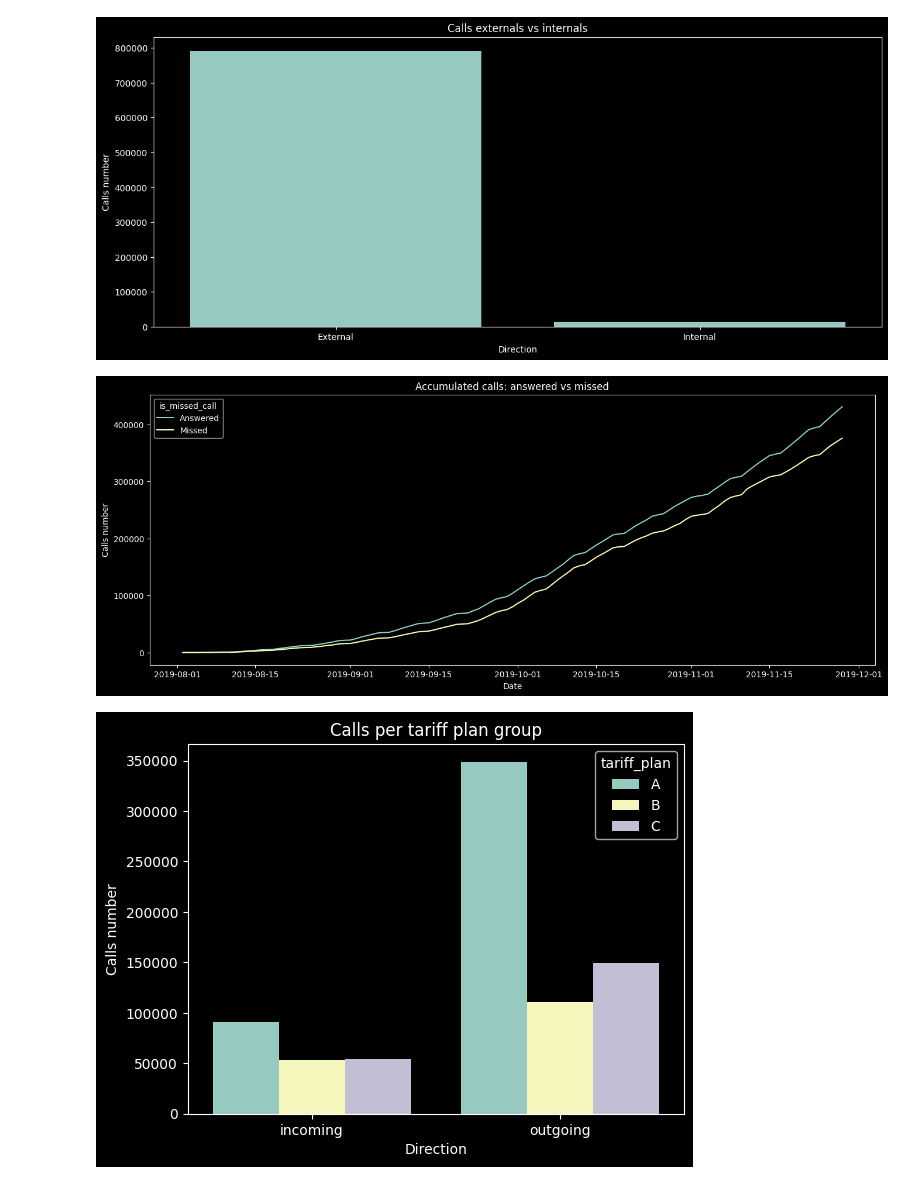
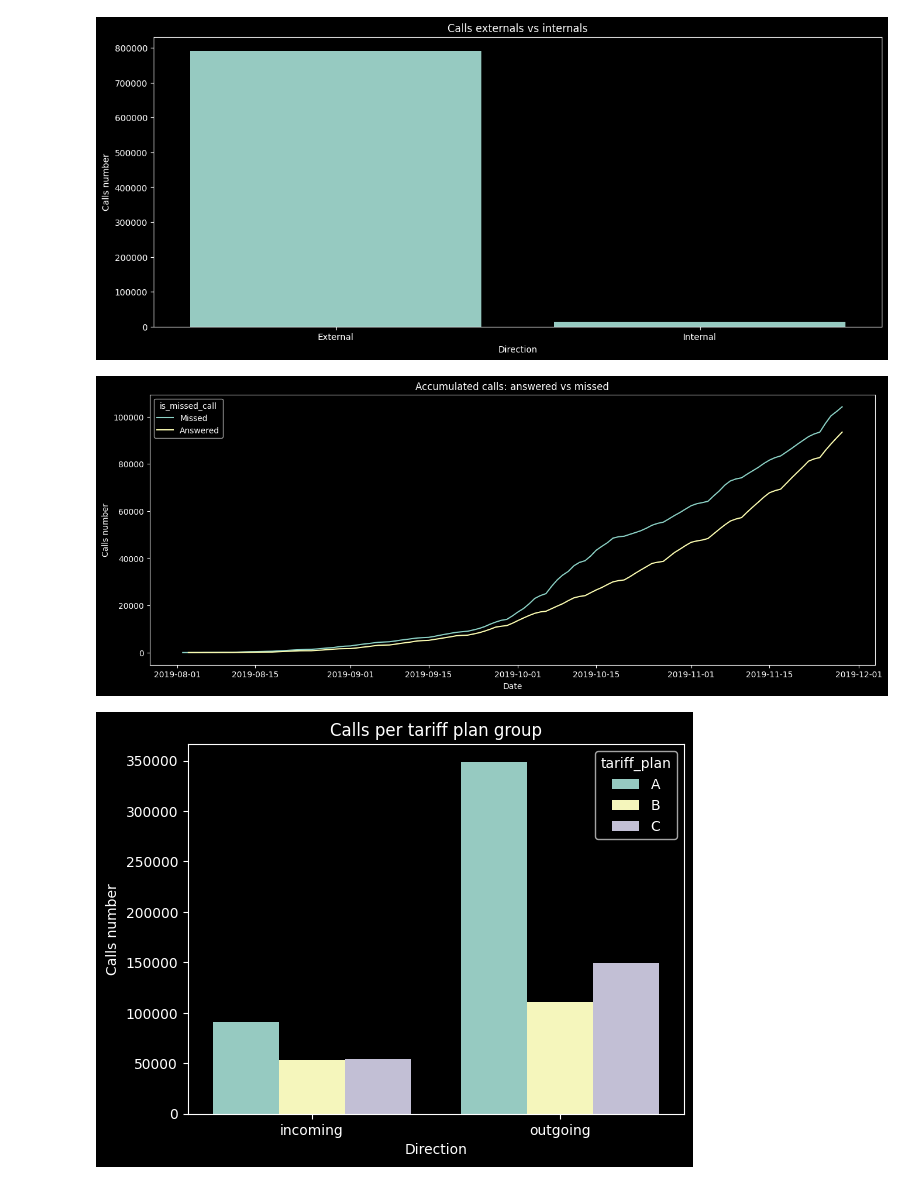
Before and after one commit to XivxnX/analisis_CallMeBaby, a Jupyter notebook: analisis_callmebaby.ipynb, the cells around one changed output. Cells and saved outputs as stored; diff of their text form; code cells hidden in the pictures.

```diff
--- a/analisis_callmebaby.ipynb
+++ b/analisis_callmebaby.ipynb
@@ -198,28 +205,32 @@ plt.show()
 # %% [output]
 [figure]
 # %%
-# acumulado de llamadas atendidas y no atendidas
+# acumulado de llamadas atendidas y perdidas
+# filtrar por llamadas entrantes
+incoming_calls = calls.query('direction == "in"')
+
+# calcular acumulado de llamadas atendidas y perdidas
 accumulated_calls = (
-    calls.groupby(['dt', 'is_missed_call'], as_index=False)
+    incoming_calls.groupby(['dt', 'is_missed_call'], as_index=False)
     .agg({'calls_count':'sum'})
 )
 
 accumulated_calls['is_missed_call'] = accumulated_calls['is_missed_call'].replace({'False':'Answered', 'True':'Missed'})
 accumulated_calls['calls_cumulative'] = accumulated_calls.groupby('is_missed_call')['calls_count'].transform('cumsum')
 
 # gráfico de líneas: acumulado de llamadas atendidas y no atendidas
 plt.figure(figsize=[16,6])
 sns.lineplot(accumulated_calls,
              x='dt',
              y='calls_cumulative',
              hue='is_missed_call')
 plt.title('Accumulated calls: answered vs missed')
 plt.ylabel('Calls number')
 plt.xlabel('Date')
 plt.show()
 plt.show()
 # %% [output]
-[figure, old version]
+[figure, new version]
 # %%
 # número de llamadas por usuarios de cada plan
 # agrupar por tipo de llamada
```
Also changed, not shown: parts of 14 cells of this notebook.
